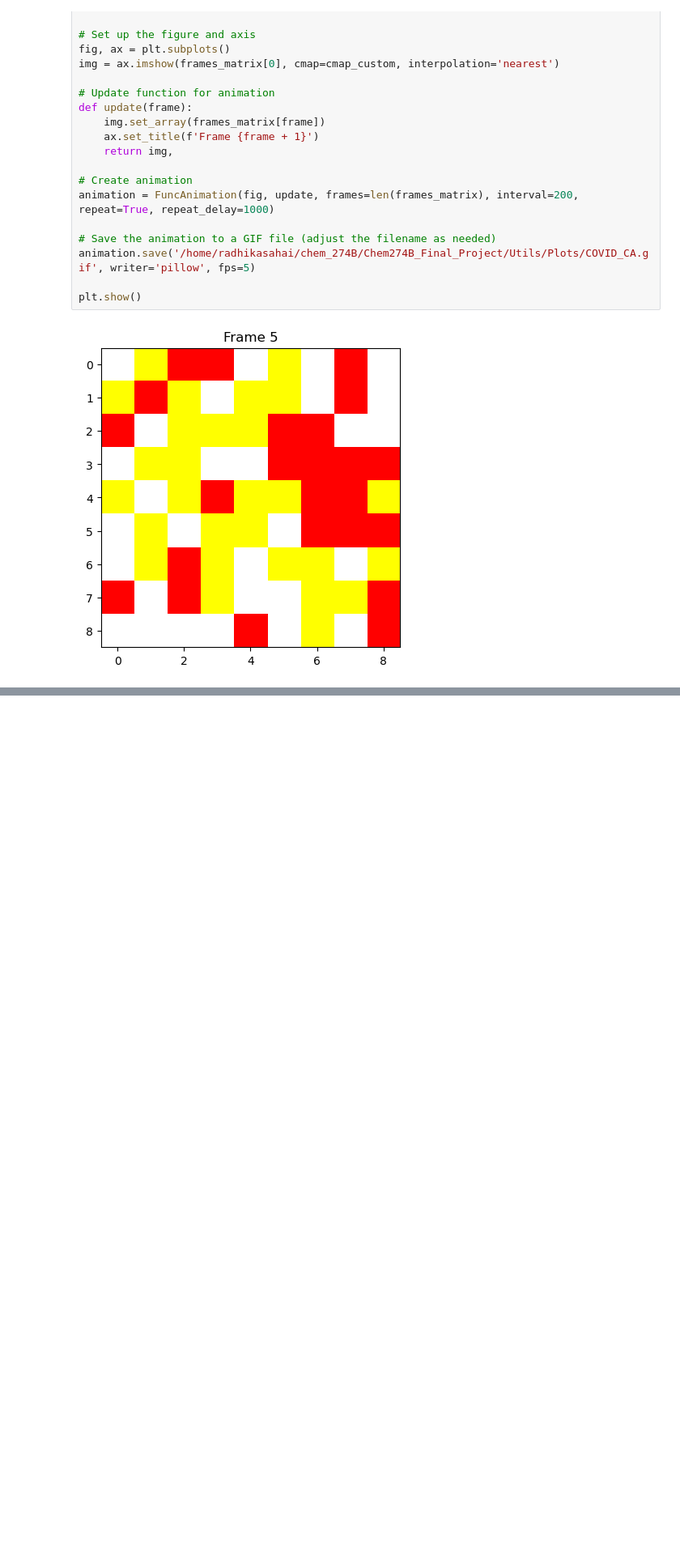
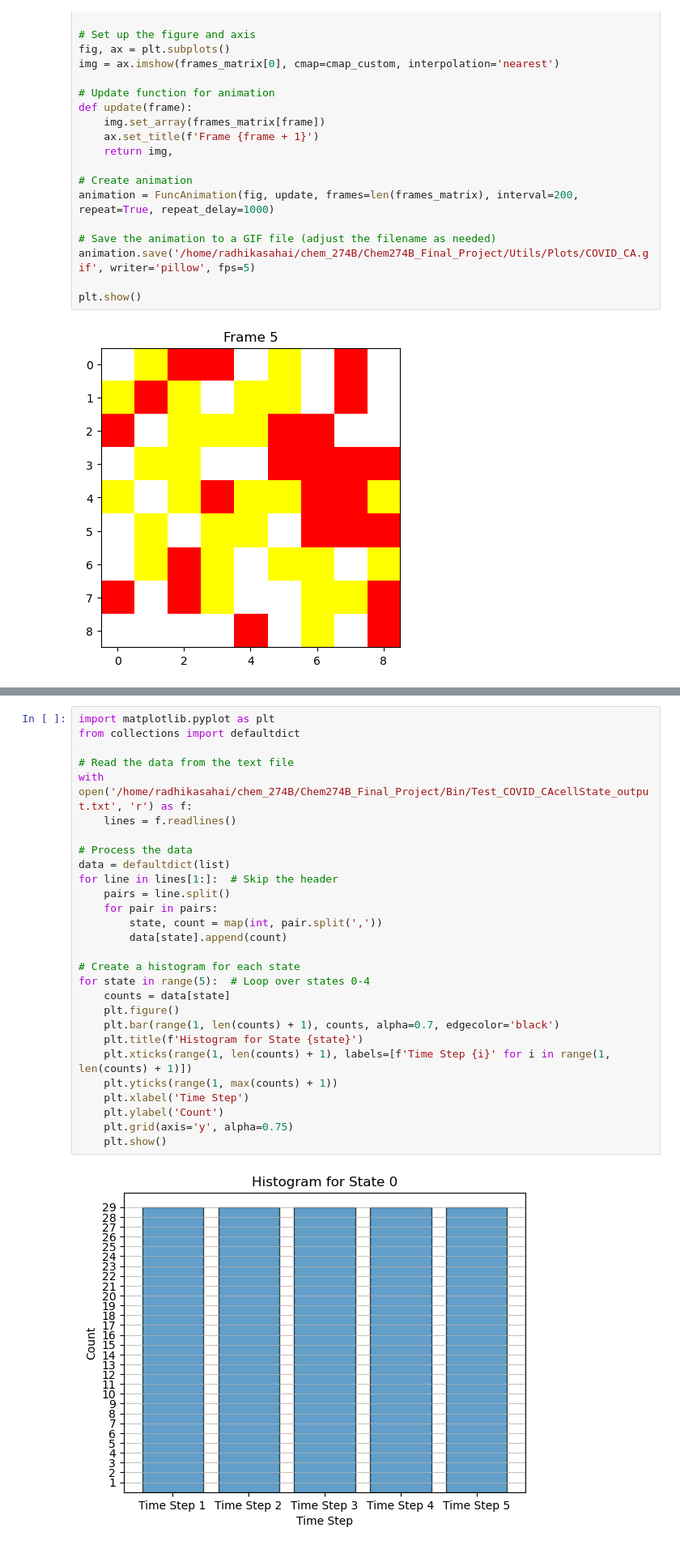
Before and after one commit to brandonrobello/Chem274B_Final_Project, a Jupyter notebook: Utils/Plots/COVID_vis.ipynb, the cells around one changed output, grey strips where cells are left out. Shown at 81% size. Cells and saved outputs as stored; diff of their text form; blank space fills up the shorter version.

Commit message:
covid hist and gif

```diff
--- a/Utils/Plots/COVID_vis.ipynb
+++ b/Utils/Plots/COVID_vis.ipynb
@@ -161,0 +76,30 @@ No states to plot.
+# %%
+import matplotlib.pyplot as plt
+from collections import defaultdict
+
+# Read the data from the text file
+with open('/home/radhikasahai/chem_274B/Chem274B_Final_Project/Bin/Test_COVID_CAcellState_output.txt', 'r') as f:
+    lines = f.readlines()
+
+# Process the data
+data = defaultdict(list)
+for line in lines[1:]:  # Skip the header
+    pairs = line.split()
+    for pair in pairs:
+        state, count = map(int, pair.split(','))
+        data[state].append(count)
+
+# Create a histogram for each state
+for state in range(5):  # Loop over states 0-4
+    counts = data[state]
+    plt.figure()
+    plt.bar(range(1, len(counts) + 1), counts, alpha=0.7, edgecolor='black')
+    plt.title(f'Histogram for State {state}')
+    plt.xticks(range(1, len(counts) + 1), labels=[f'Time Step {i}' for i in range(1, len(counts) + 1)])
+    plt.yticks(range(1, max(counts) + 1))
+    plt.xlabel('Time Step')
+    plt.ylabel('Count')
+    plt.grid(axis='y', alpha=0.75)
+    plt.show()
+# %% [output]
+[figure, added]
```
Also changed, not shown: parts of 4 cells of this notebook, 1 other file.
